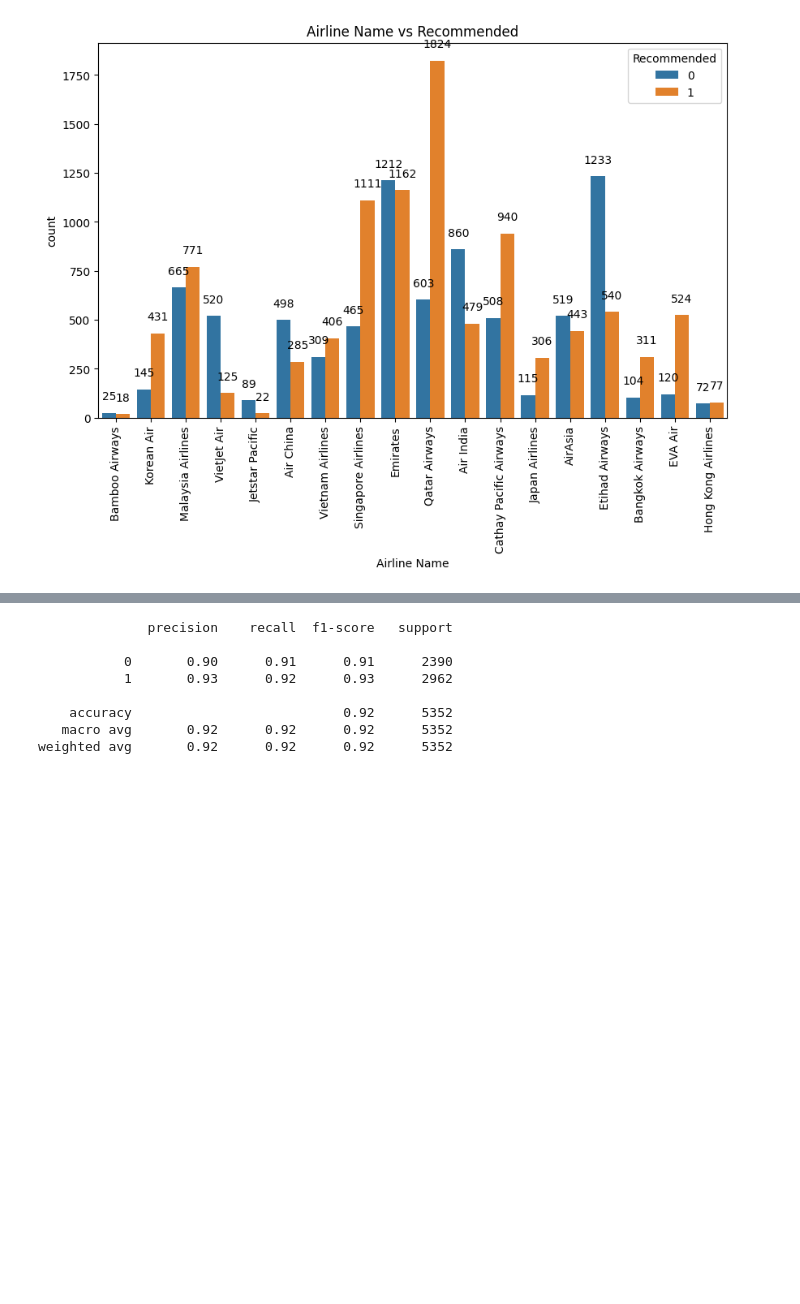
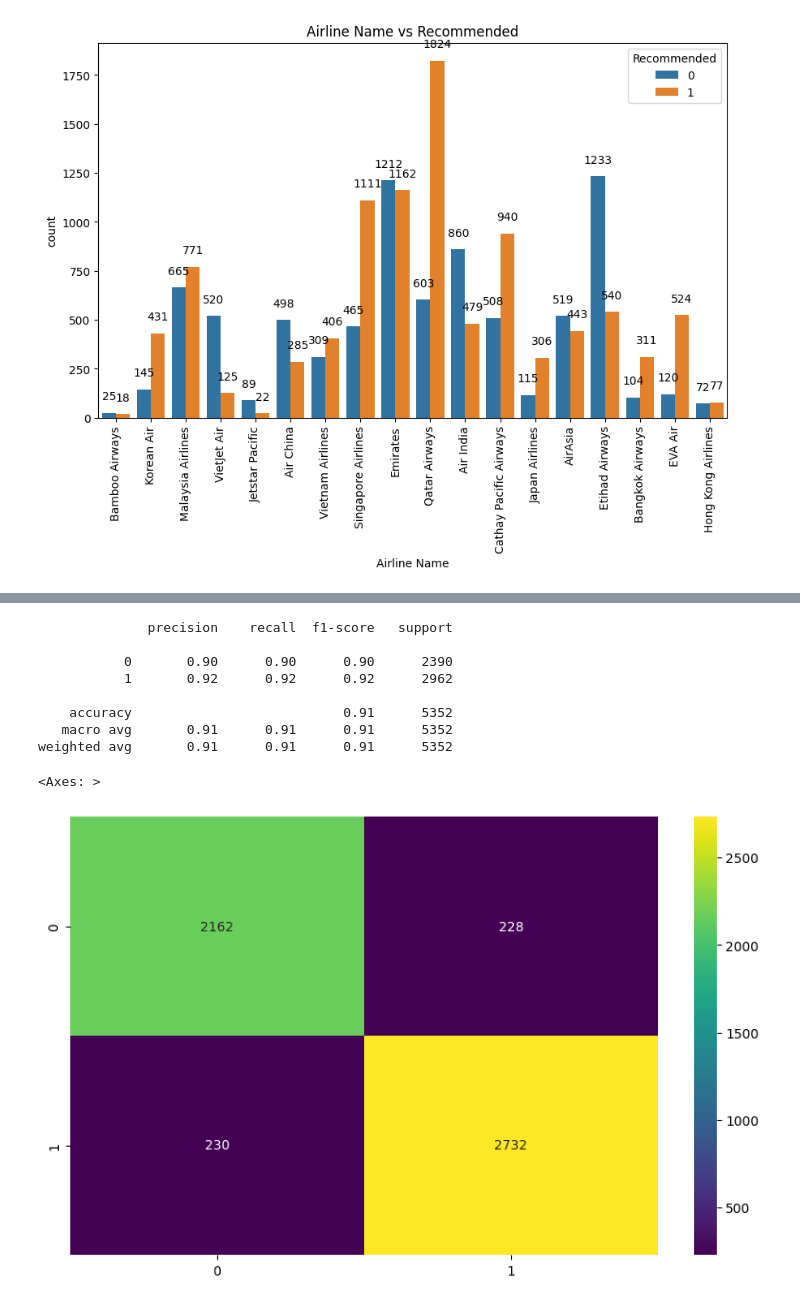
Before and after one commit to ddatnguyen97/Airlines-Reviews-Analysis, a Jupyter notebook: Airlines Reviews Analysis.ipynb, the cells around one changed output, grey strips where cells are left out. Saved outputs shown, nothing was run; the diff lists cells and outputs as text; code cells hidden in the pictures; blank space fills up the shorter version.

```diff
--- a/Airlines Reviews Analysis.ipynb
+++ b/Airlines Reviews Analysis.ipynb
@@ -409,18 +403,23 @@ weighted avg       0.93      0.93      0.93      5352
 # %%
 rd_classifier = RandomForestClassifier()
 rd_classifier.fit(x_train, y_train)
 
 rd_classifier_predictions = rd_classifier.predict(x_test)
 print(classification_report(y_test, rd_classifier_predictions))
+
+plt.figure(figsize=(10, 6))
+sns.heatmap(confusion_matrix(y_test, rd_classifier_predictions), annot=True, cmap='viridis', fmt='g')
 # %% [output]
               precision    recall  f1-score   support
 
-           0       0.90      0.91      0.91      2390
-           1       0.93      0.92      0.93      2962
+           0       0.90      0.90      0.90      2390
+           1       0.92      0.92      0.92      2962
 
-    accuracy                           0.92      5352
-   macro avg       0.92      0.92      0.92      5352
-weighted avg       0.92      0.92      0.92      5352
+    accuracy                           0.91      5352
+   macro avg       0.91      0.91      0.91      5352
+weighted avg       0.91      0.91      0.91      5352
+<Axes: >
+[figure, added]
 # %%
 # Logistic Regression
 lg_model = LogisticRegression(max_iter=1000)
```
Also changed, not shown: parts of 14 cells of this notebook, 2 other files.
